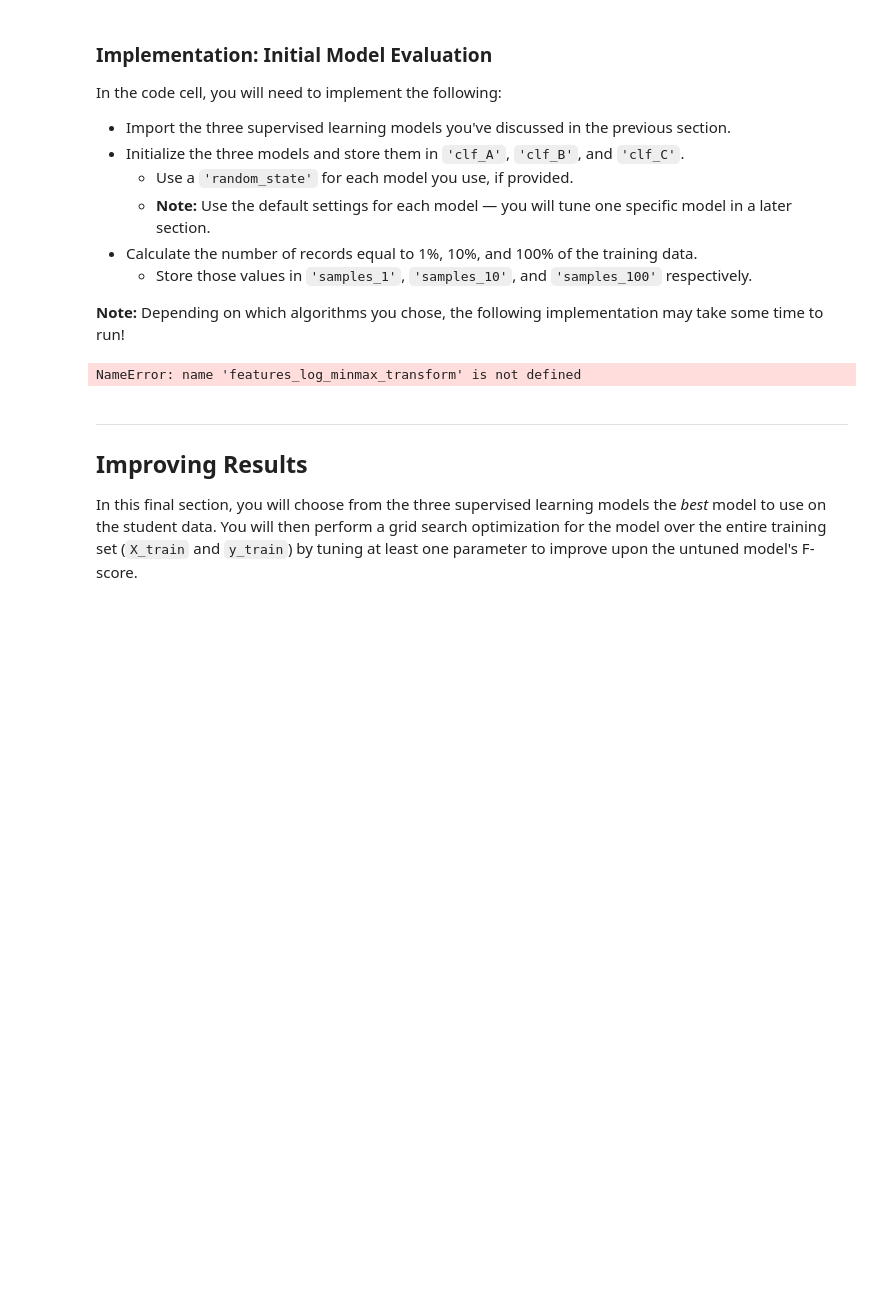
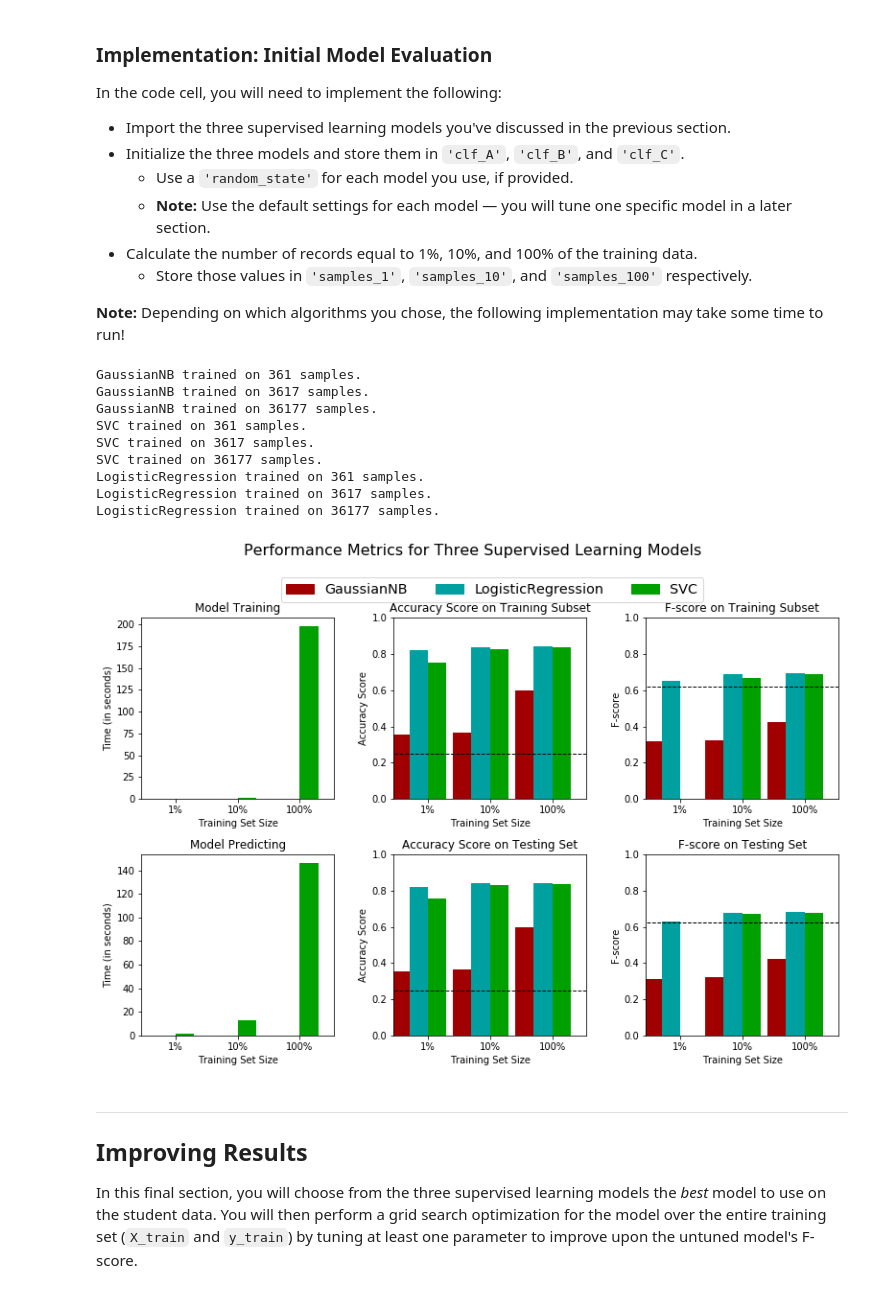
Before and after one commit to AnuyaWelling2801/Udacity-Machine-Learning-, a Jupyter notebook: finding_donors/finding_donors.ipynb, the cells around one changed output. Saved outputs shown, nothing was run; the diff lists cells and outputs as text; code cells hidden in the pictures; blank space fills up the shorter version.

```diff
--- a/finding_donors/finding_donors.ipynb
+++ b/finding_donors/finding_donors.ipynb
@@ -361,16 +361,16 @@ def train_predict(learner, sample_size, X_train, y_train, X_test, y_test):
     results['pred_time'] = end-start
 
     # TODO: Compute accuracy on the first 300 training samples which is y_train[:300]
-    results['acc_train'] = accuracy_score(y_train[:300],predictions_train)
+    results['acc_train'] = accuracy_score(y_train,predictions_train)
 
     # TODO: Compute accuracy on test set using accuracy_score()
-    results['acc_test'] = accuracy_score(y_test[:300],predictions_test)
+    results['acc_test'] = accuracy_score(y_test,predictions_test)
 
     # TODO: Compute F-score on the the first 300 training samples using fbeta_score()
-    results['f_train'] = fbeta_score(y_train, predictions_train)
+    results['f_train'] = fbeta_score(y_train, predictions_train, beta=0.5)
 
     # TODO: Compute F-score on the test set which is y_test
-    results['f_test'] = fbeta_score(y_test, predictions_test)
+    results['f_test'] = fbeta_score(y_test, predictions_test, beta=0.5)
 
     # Success
     print "{} trained on {} samples.".format(learner.__class__.__name__, sample_size)
@@ -393,46 +393,59 @@ In the code cell, you will need to implement the following:
 from sklearn.naive_bayes import GaussianNB
 from sklearn.svm import SVC
 from sklearn.linear_model import LogisticRegression
-from sklearn.model_selection import train_test_split
-import pandas as pd
+#from sklearn.model_selection import train_test_split
+#import pandas as pd
 
 
-data = pd.read_csv("census.csv")
-features_final = pd.get_dummies(features_log_minmax_transform)
-income = income_raw.replace("<=50K",0).replace(">50K",1)
-X_train, X_test, y_train, y_test = train_test_split(features_final,
-                                                    income,
-                                                    test_size = 0.2,
-                                                    random_state = 0)
+#data = pd.read_csv("census.csv")
+#income_raw = data['income']
+#features_raw = data.drop('income', axis = 1)
+#features_log_transformed = pd.DataFrame(data = features_raw)
+#features_log_minmax_transform = pd.DataFrame(data = features_log_transformed)
+#features_final = pd.get_dummies(features_log_minmax_transform)
+#income = income_raw.replace("<=50K",0).replace(">50K",1)
+#X_train, X_test, y_train, y_test = train_test_split(features_final,
+   #                                                 income,
+    #                                                test_size = 0.2,
+    #                                                random_state = 0)
 
 
 
 # TODO: Initialize the three models
 clf_A = GaussianNB()
 clf_B = SVC(random_state=10)
 clf_C = LogisticRegression(random_state=10)
 
 # TODO: Calculate the number of samples for 1%, 10%, and 100% of the training data
 # HINT: samples_100 is the entire training set i.e. len(y_train)
 # HINT: samples_10 is 10% of samples_100
 # HINT: samples_1 is 1% of samples_100
-samples_100 = len(y_train)/100
+samples_100 = len(y_train)
 samples_10 = len(y_train)/10
-samples_1 = len(y_train)
+samples_1 = len(y_train)/100
 
 # Collect results on the learners
 results = {}
 for clf in [clf_A, clf_B, clf_C]:
     clf_name = clf.__class__.__name__
     results[clf_name] = {}
     for i, samples in enumerate([samples_1, samples_10, samples_100]):
         results[clf_name][i] = \
         train_predict(clf, samples, X_train, y_train, X_test, y_test)
 
 # Run metrics visualization for the three supervised learning models chosen
 vs.evaluate(results, accuracy, fscore)
 # %% [output]
-NameError: name 'features_log_minmax_transform' is not defined
+GaussianNB trained on 361 samples.
+GaussianNB trained on 3617 samples.
+GaussianNB trained on 36177 samples.
+SVC trained on 361 samples.
+SVC trained on 3617 samples.
+SVC trained on 36177 samples.
+LogisticRegression trained on 361 samples.
+LogisticRegression trained on 3617 samples.
+LogisticRegression trained on 36177 samples.
+[figure, added]
 # %% [markdown]
 ----
 ## Improving Results
```
Also changed, not shown: parts of 17 cells of this notebook, 1 other file.
